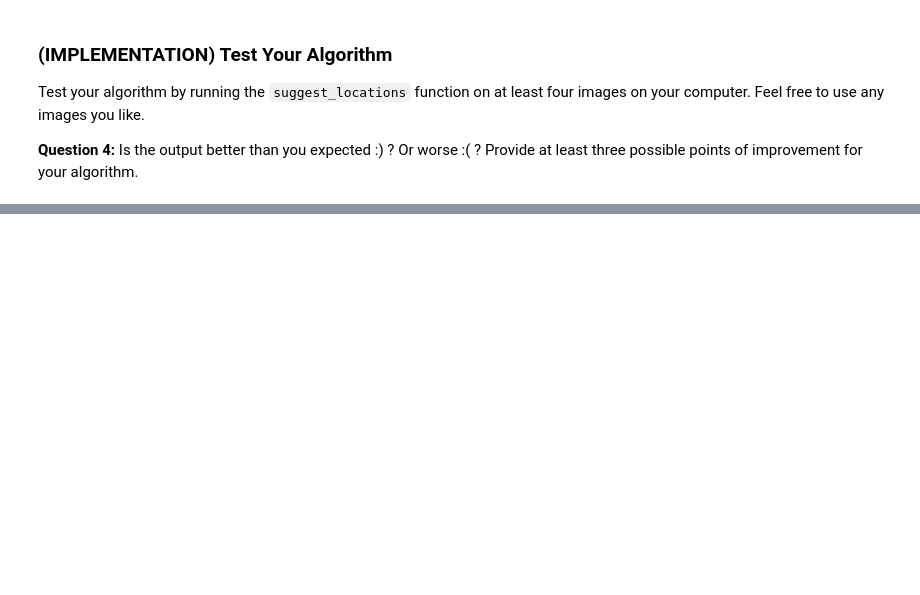
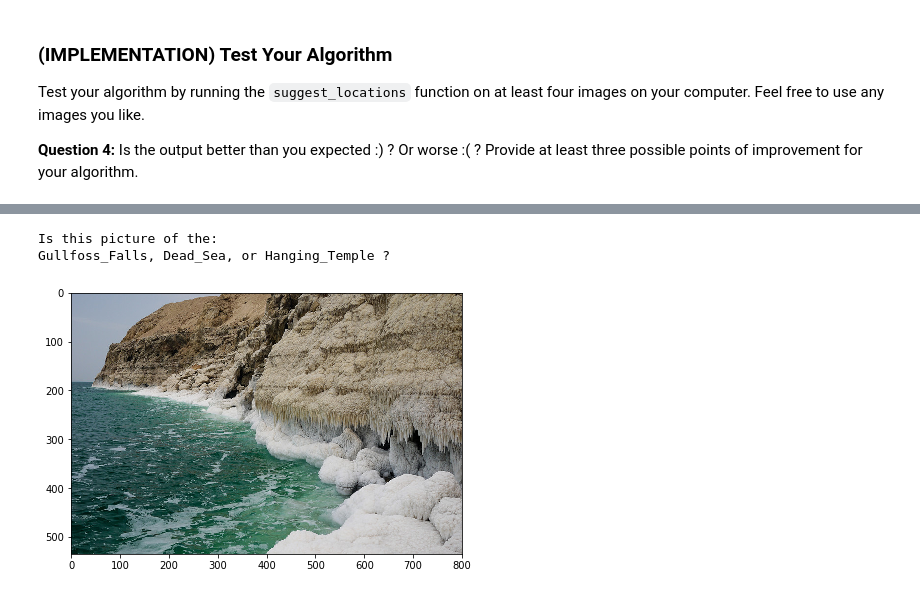
Before and after one commit to ZaidGhazal/Landmark-Classification-Using-Convolutional-Neural-Networks, a Jupyter notebook: landmark.ipynb, the cells around one changed output, grey strips where cells are left out. Cells and saved outputs as stored; diff of their text form; code cells hidden in the pictures; blank space fills up the shorter version.

```diff
--- a/landmark.ipynb
+++ b/landmark.ipynb
@@ -754,0 +716,6 @@ with zipfile.ZipFile("landmark_images.zip","r") as zip_ref:
+# %%
+suggest_locations('Dead Sea.jpg')
+# %% [output]
+Is this picture of the:
+Gullfoss_Falls, Dead_Sea, or Hanging_Temple ?
+[figure, added]
```
Also changed, not shown: parts of 33 cells of this notebook, 1 other file.
